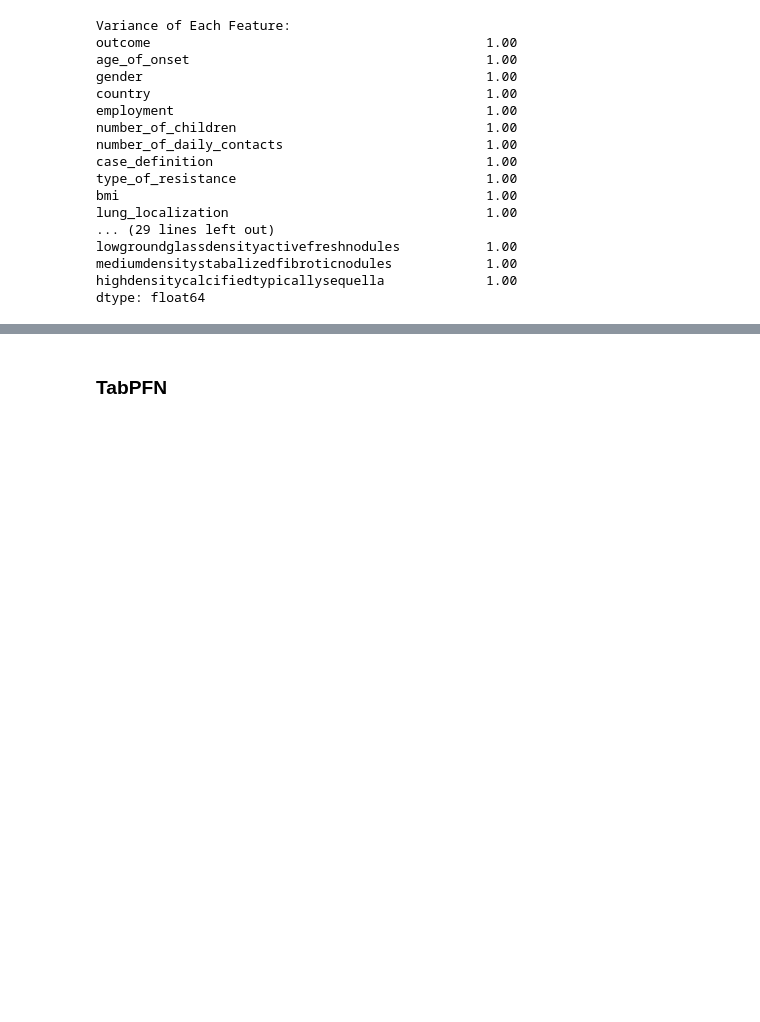
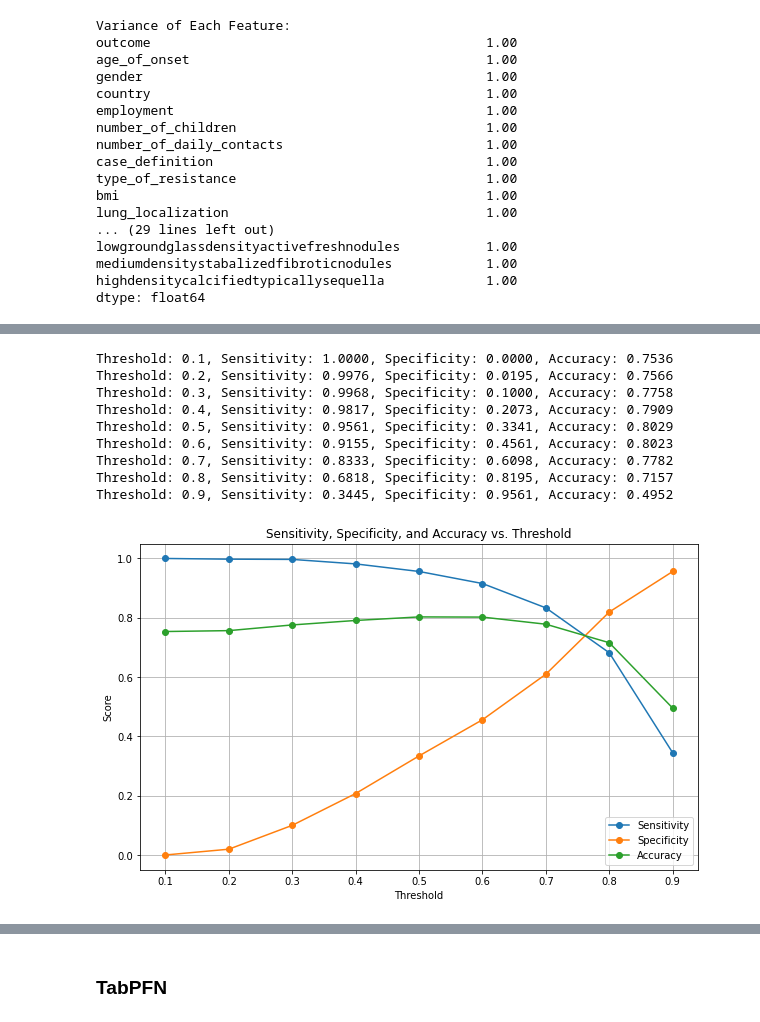
Before and after one commit to linfeng-wang/TBpt, a Jupyter notebook: Analysis/data_explore1.ipynb, the cells around one changed output, grey strips where cells are left out. Cells and saved outputs as stored; diff of their text form; code cells hidden in the pictures; blank space fills up the shorter version.

```diff
--- a/Analysis/data_explore1.ipynb
+++ b/Analysis/data_explore1.ipynb
@@ -742,0 +1950,56 @@ X_train, X_test, y_train, y_test = train_test_split(X, y, test_size=0.2, random_
+# %%
+import numpy as np
+import xgboost as xgb
+from sklearn.metrics import accuracy_score, roc_auc_score, confusion_matrix, classification_report
+import matplotlib.pyplot as plt
+
+# Assuming X_train, X_test, y_train, y_test are already defined
+
+# Create and train the XGBoost classifier (uncomment and define if not already defined)
+# clf = xgb.XGBClassifier(random_state=42)
+# clf.fit(X_train, y_train)
+
+# Make predictions on the test data (probabilities)
+y_pred_proba = clf.predict_proba(X_test)[:, 1]
+
+# Initialize lists to store sensitivity, specificity, and accuracy for each threshold
+thresholds = np.arange(0.1, 0.91, 0.1)
+sensitivities = []
+specificities = []
+accuracies = []
+
+# Calculate sensitivity, specificity, and accuracy for each threshold
+for threshold in thresholds:
+    y_pred_adjusted = (y_pred_proba >= threshold).astype(int)
+    conf_matrix = confusion_matrix(y_test, y_pred_adjusted)
+    tn, fp, fn, tp = conf_matrix.ravel()
+    sensitivity = tp / (tp + fn) if (tp + fn) > 0 else 0
+    specificity = tn / (tn + fp) if (tn + fp) > 0 else 0
+    accuracy = accuracy_score(y_test, y_pred_adjusted)
+    sensitivities.append(sensitivity)
+    specificities.append(specificity)
+    accuracies.append(accuracy)
+    print(f"Threshold: {threshold:.1f}, Sensitivity: {sensitivity:.4f}, Specificity: {specificity:.4f}, Accuracy: {accuracy:.4f}")
+
+# Plot sensitivity, specificity, and accuracy vs. threshold
+plt.figure(figsize=(10, 6))
+plt.plot(thresholds, sensitivities, marker='o', label='Sensitivity')
+plt.plot(thresholds, specificities, marker='o', label='Specificity')
+plt.plot(thresholds, accuracies, marker='o', label='Accuracy')
+plt.xlabel('Threshold')
+plt.ylabel('Score')
+plt.title('Sensitivity, Specificity, and Accuracy vs. Threshold')
+plt.legend()
+plt.grid(True)
+plt.show()
+# %% [output]
+Threshold: 0.1, Sensitivity: 1.0000, Specificity: 0.0000, Accuracy: 0.7536
+Threshold: 0.2, Sensitivity: 0.9976, Specificity: 0.0195, Accuracy: 0.7566
+Threshold: 0.3, Sensitivity: 0.9968, Specificity: 0.1000, Accuracy: 0.7758
+Threshold: 0.4, Sensitivity: 0.9817, Specificity: 0.2073, Accuracy: 0.7909
+Threshold: 0.5, Sensitivity: 0.9561, Specificity: 0.3341, Accuracy: 0.8029
+Threshold: 0.6, Sensitivity: 0.9155, Specificity: 0.4561, Accuracy: 0.8023
+Threshold: 0.7, Sensitivity: 0.8333, Specificity: 0.6098, Accuracy: 0.7782
+Threshold: 0.8, Sensitivity: 0.6818, Specificity: 0.8195, Accuracy: 0.7157
+Threshold: 0.9, Sensitivity: 0.3445, Specificity: 0.9561, Accuracy: 0.4952
+[figure, added]
```
Also changed, not shown: parts of 104 cells of this notebook, 7 other files.
